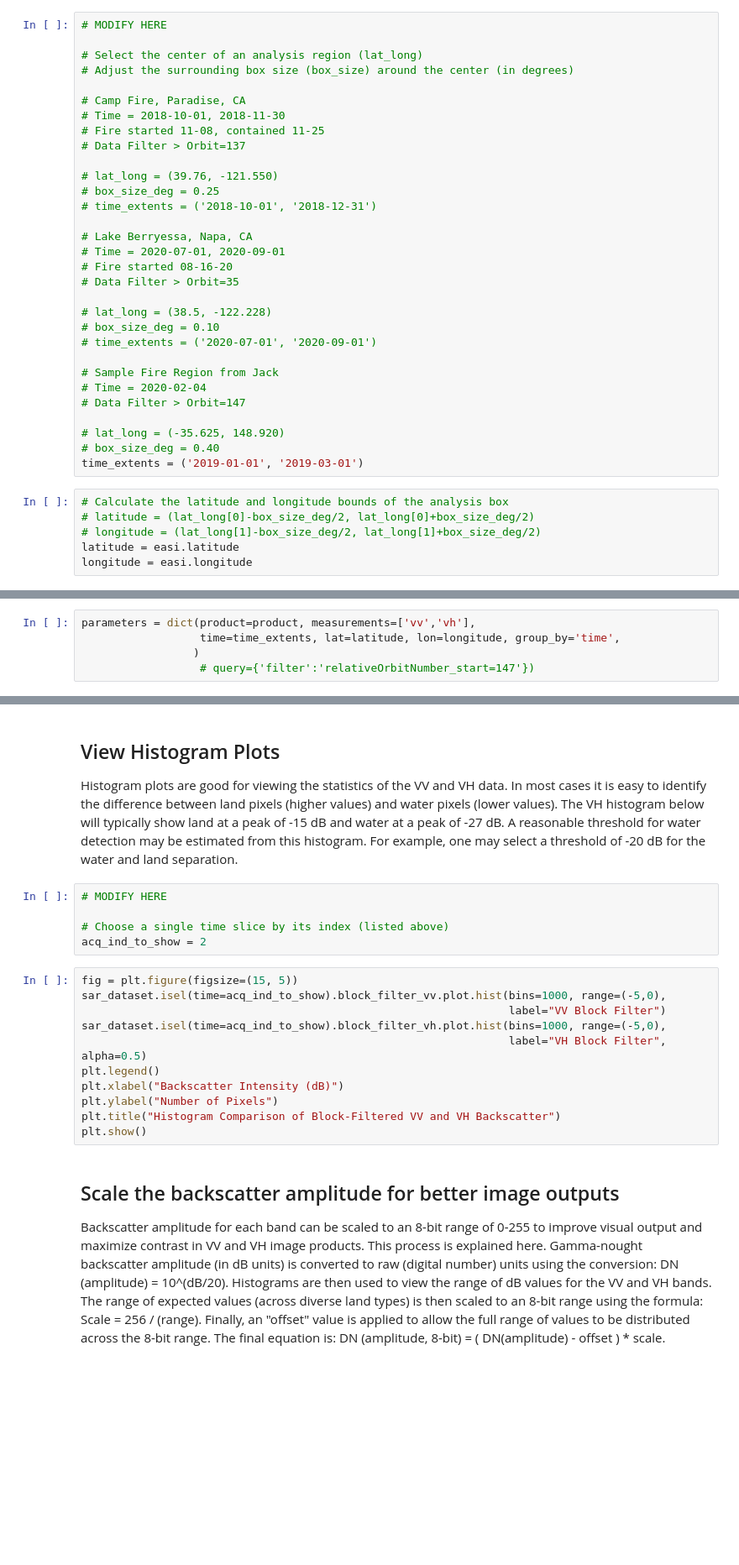
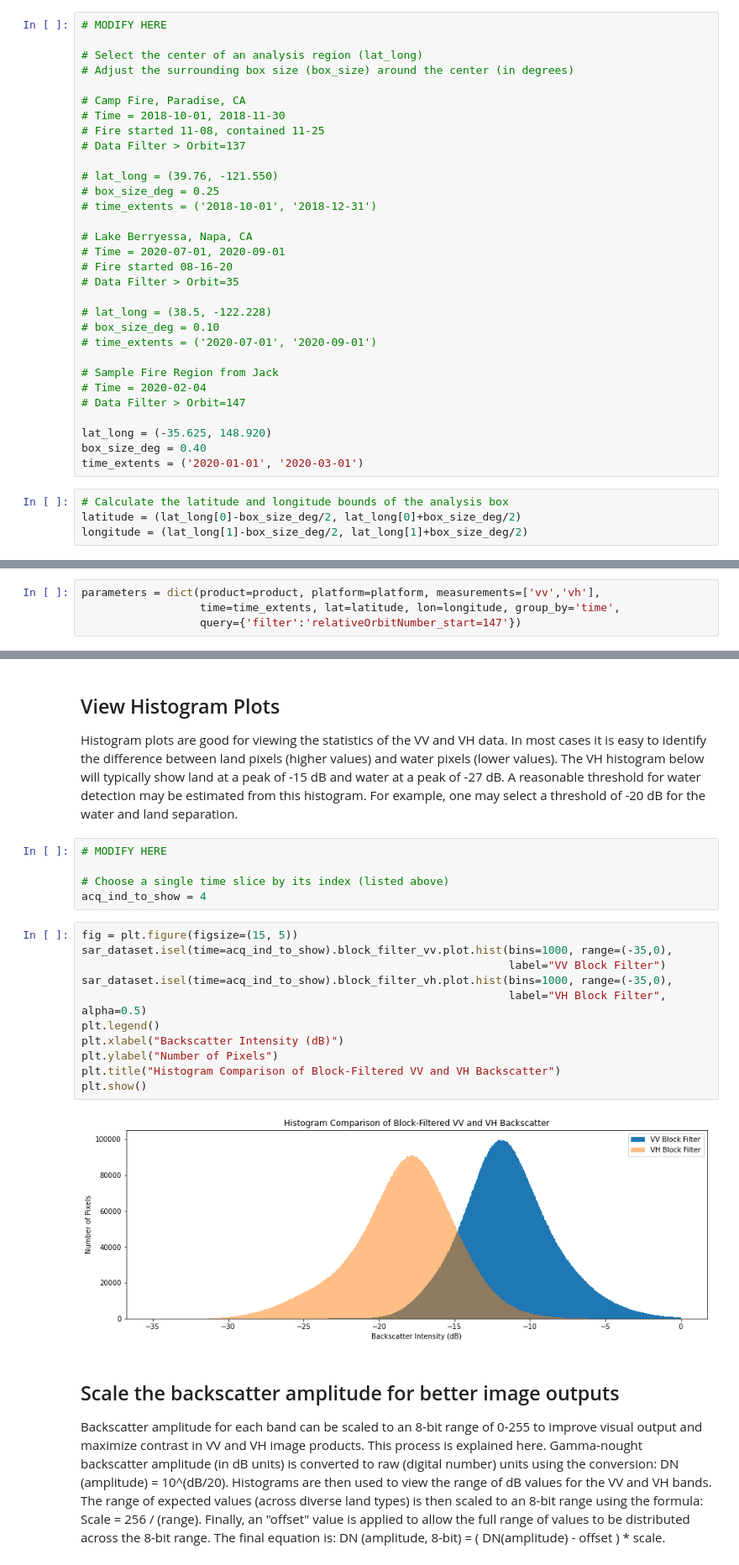
Before and after one commit to datacubechile/cal-notebooks, a Jupyter notebook: examples/EAIL_S1_Land_Change.ipynb, the cells around one changed output, grey strips where cells are left out. Shown at 84% size. Cells and saved outputs as stored; diff of their text form; blank space fills up the shorter version.

```diff
--- a/examples/EAIL_S1_Land_Change.ipynb
+++ b/examples/EAIL_S1_Land_Change.ipynb
@@ -69,13 +62,11 @@ Select the center of an analysis region (lat_long) below. The size of the region
 # Time = 2020-02-04
 # Data Filter > Orbit=147
 
-# lat_long = (-35.625, 148.920)
-# box_size_deg = 0.40
-time_extents = ('2019-01-01', '2019-03-01')
+lat_long = (-35.625, 148.920)
+box_size_deg = 0.40
+time_extents = ('2020-01-01', '2020-03-01')
 # %%
 # Calculate the latitude and longitude bounds of the analysis box
-# latitude = (lat_long[0]-box_size_deg/2, lat_long[0]+box_size_deg/2)
-# longitude = (lat_long[1]-box_size_deg/2, lat_long[1]+box_size_deg/2)
-latitude = easi.latitude
-longitude = easi.longitude
+latitude = (lat_long[0]-box_size_deg/2, lat_long[0]+box_size_deg/2)
+longitude = (lat_long[1]-box_size_deg/2, lat_long[1]+box_size_deg/2)
 # %%
@@ -87,9 +80,8 @@ This is where the Sentinel-1 data is loaded with specific filtering parameters.
 
 it is advised that one consistent orbit pass direction is used (e.g. ASCENDING or DESCENDING). This will ensure the viewing angles are consistent for a given location and avoid false land change detection. By experimenting with the choice of either pass direction it may be possible to maximize the available dates for analyses.
 # %%
-parameters = dict(product=product, measurements=['vv','vh'],
+parameters = dict(product=product, platform=platform, measurements=['vv','vh'],
                   time=time_extents, lat=latitude, lon=longitude, group_by='time',
-                 )
-                  # query={'filter':'relativeOrbitNumber_start=147'})
+                  query={'filter':'relativeOrbitNumber_start=147'})
 # %%
 sar_dataset = dc.load(**parameters)
@@ -149,18 +147,20 @@ Histogram plots are good for viewing the statistics of the VV and VH data. In mo
 # MODIFY HERE
 
 # Choose a single time slice by its index (listed above)
-acq_ind_to_show = 2
+acq_ind_to_show = 4
 # %%
 fig = plt.figure(figsize=(15, 5))
-sar_dataset.isel(time=acq_ind_to_show).block_filter_vv.plot.hist(bins=1000, range=(-5,0),
+sar_dataset.isel(time=acq_ind_to_show).block_filter_vv.plot.hist(bins=1000, range=(-35,0),
                                                                  label="VV Block Filter")
-sar_dataset.isel(time=acq_ind_to_show).block_filter_vh.plot.hist(bins=1000, range=(-5,0),
+sar_dataset.isel(time=acq_ind_to_show).block_filter_vh.plot.hist(bins=1000, range=(-35,0),
                                                                  label="VH Block Filter", alpha=0.5)
 plt.legend()
 plt.xlabel("Backscatter Intensity (dB)")
 plt.ylabel("Number of Pixels")
 plt.title("Histogram Comparison of Block-Filtered VV and VH Backscatter")
 plt.show()
+# %% [output]
+[figure, added]
 # %% [markdown]
 ## Scale the backscatter amplitude for better image outputs
 Backscatter amplitude for each band can be scaled to an 8-bit range of 0-255 to improve visual output and maximize contrast in VV and VH image products. This process is explained here. Gamma-nought backscatter amplitude (in dB units) is converted to raw (digital number) units using the conversion: DN (amplitude) = 10^(dB/20). Histograms are then used to view the range of dB values for the VV and VH bands. The range of expected values (across diverse land types) is then scaled to an 8-bit range using the formula: Scale = 256 / (range). Finally, an "offset" value is applied to allow the full range of values to be distributed across the 8-bit range. The final equation is: DN (amplitude, 8-bit) = ( DN(amplitude) - offset ) * scale.
```
Also changed, not shown: parts of 15 cells of this notebook, 4 other files.
